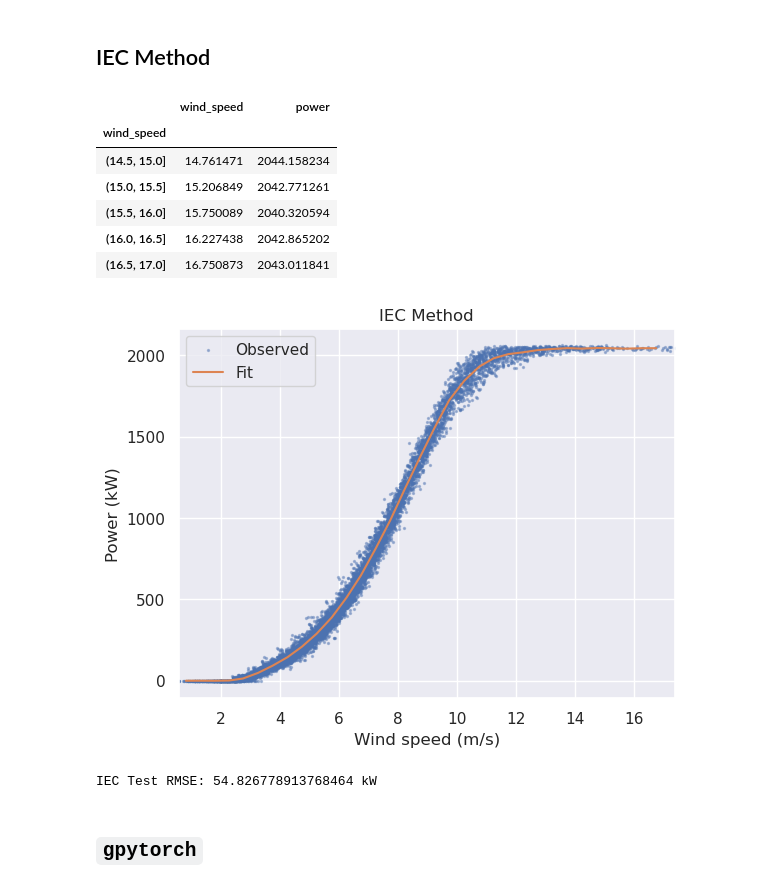
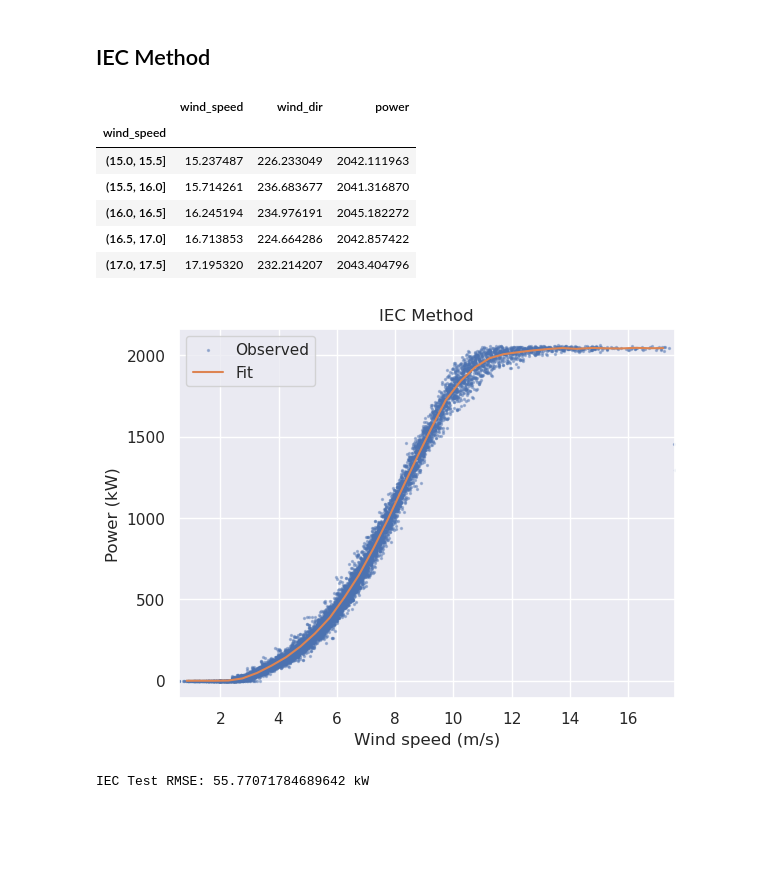
Before and after one commit to camirmas/REStats, a Jupyter notebook: REStats/notebooks/power_curve.ipynb, the cells around one changed output. Drawn from its saved outputs; the diff is of its cells as text; code cells hidden in the pictures; blank space fills up the shorter version.

```diff
--- a/REStats/notebooks/power_curve.ipynb
+++ b/REStats/notebooks/power_curve.ipynb
@@ -23,12 +23,13 @@ SAVE_FIGS = True
 # %%
 wt = load_SCADA(2020)
 # %%
-cut_out = 17.5 # TODO: infer?
-wt_train = wt[["wind_speed", "power"]]
-wt_train = wt_train.resample("H").mean()
-wt_train = wt_train[wt_train.wind_speed <= cut_out]
+cut_out = 17.6 # TODO: infer?
+wt_input = downsample(wt)
+wt_input = wt_input[wt_input.wind_speed <= cut_out]
 
-wt_filtered = filter_outliers(wt_train)
+wt_filtered = filter_outliers(wt_input)
+wt_filtered = wt_filtered.dropna()
+wt_std = standardize(wt_filtered)
 # %%
 filtered_pc, axes = plt.subplots(1, 2, figsize=(12, 6), sharey=True)
 filtered_pc.tight_layout()
@@ -75,13 +78,19 @@ plt.scatter(train.wind_speed, train.power)
-# %% [markdown]
-## IEC Method
+# %% [markdown]
+## IEC Method
 # %%
-iec_pc = calc_iec_power_curve(wt_filtered, cut_out)
+kbd = KBinsDiscretizer(n_bins=20, encode="ordinal")
+bins = kbd.fit_transform(wt_filtered.wind_speed.to_numpy()[:, None])
+
+iec_train, iec_test = train_test_split(wt_filtered, stratify=bins, test_size=2000, random_state=1)
+
+
+iec_pc = calc_iec_power_curve(iec_train, cut_out)
 iec_pc.tail()
 # %% [output]
-|  | wind_speed | power |
-| wind_speed |  |  |
-| (14.5, 15.0] | 14.761471 | 2044.158234 |
-| (15.0, 15.5] | 15.206849 | 2042.771261 |
-| (15.5, 16.0] | 15.750089 | 2040.320594 |
-| (16.0, 16.5] | 16.227438 | 2042.865202 |
-| (16.5, 17.0] | 16.750873 | 2043.011841 |
+|  | wind_speed | wind_dir | power |
+| wind_speed |  |  |  |
+| (15.0, 15.5] | 15.237487 | 226.233049 | 2042.111963 |
+| (15.5, 16.0] | 15.714261 | 236.683677 | 2041.316870 |
+| (16.0, 16.5] | 16.245194 | 234.976191 | 2045.182272 |
+| (16.5, 17.0] | 16.713853 | 224.664286 | 2042.857422 |
+| (17.0, 17.5] | 17.195320 | 232.214207 | 2043.404796 |
@@ -101,12 +110,10 @@ ax.legend()
 
 figs["iec_pc"] = iec_pc_fig
 # %% [output]
-[figure, old version]
+[figure, new version]
 # %%
-rmse = mean_squared_error(iec_pred, test.power, squared=False)
+rmse = mean_squared_error(iec_pred, iec_test.power, squared=False)
 
 print(f"IEC Test RMSE: {rmse} kW")
 # %% [output]
-IEC Test RMSE: 54.826778913768464 kW
+IEC Test RMSE: 55.77071784689642 kW
-# %% [markdown]
-## `gpytorch`
```
Also changed, not shown: parts of 23 cells of this notebook, 3 other files.
